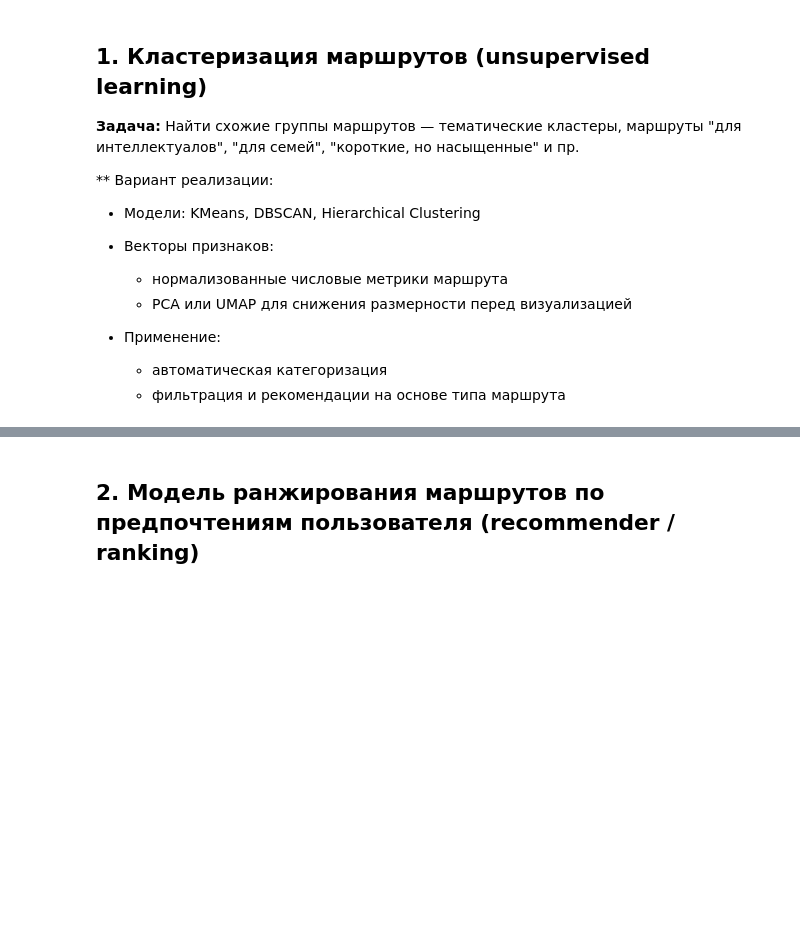
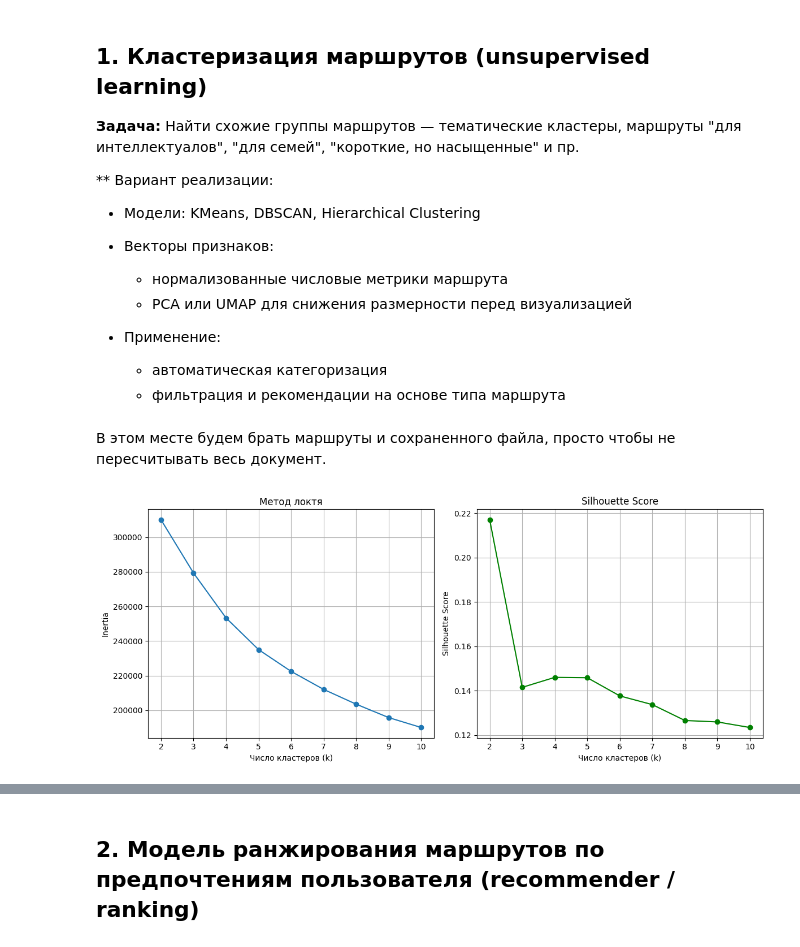
Before and after one commit to dmagog/Figaro, a Jupyter notebook: dz/04_extract_and_model/02 - GenerateRoute.ipynb, the cells around one changed output, grey strips where cells are left out. Drawn from its saved outputs; the diff is of its cells as text; code cells hidden in the pictures; blank space fills up the shorter version.

```diff
--- a/dz/04_extract_and_model/02 - GenerateRoute.ipynb
+++ b/dz/04_extract_and_model/02 - GenerateRoute.ipynb
@@ -1237,3 +1237,61 @@ Name: count, Length: 76, dtype: int64
 * Применение:
     * автоматическая категоризация
     * фильтрация и рекомендации на основе типа маршрута
+# %% [markdown]
+В этом месте будем брать маршруты и сохраненного файла, просто чтобы не пересчитывать весь документ.
+# %%
+import pandas as pd
+from sklearn.preprocessing import StandardScaler
+from sklearn.cluster import KMeans
+from sklearn.metrics import silhouette_score
+import matplotlib.pyplot as plt
+
+# Загрузка данных
+df = pd.read_csv('RouteRange.csv')#.set_index('Unnamed: 0', inplace=True)
+
+# Отбор признаков
+features = [
+    'IntellectScore', 'ComfortScore', 'AuthorBalance',
+    'Costs', 'Concerts', 'Genre', 'Halls', 'ShowTime',
+    'TransTime', 'WaitTime', 'FamilyConc'
+]
+df_cluster = df[features].dropna().copy()
+
+# Масштабирование
+scaler = StandardScaler()
+X_scaled = scaler.fit_transform(df_cluster)
+
+# Вычисление метрик для разных k
+inertias = []
+silhouette_scores = []
+k_range = range(2, 11)
+
+for k in k_range:
+    model = KMeans(n_clusters=k, random_state=42, n_init=10)
+    labels = model.fit_predict(X_scaled)
+    inertias.append(model.inertia_)
+    silhouette_scores.append(silhouette_score(X_scaled, labels))
+
+# Визуализация метрик
+plt.figure(figsize=(12, 5))
+
+# Метод локтя
+plt.subplot(1, 2, 1)
+plt.plot(k_range, inertias, marker='o')
+plt.title("Метод локтя")
+plt.xlabel("Число кластеров (k)")
+plt.ylabel("Inertia")
+plt.grid(True)
+
+# Silhouette Score
+plt.subplot(1, 2, 2)
+plt.plot(k_range, silhouette_scores, marker='o', color='green')
+plt.title("Silhouette Score")
+plt.xlabel("Число кластеров (k)")
+plt.ylabel("Silhouette Score")
+plt.grid(True)
+
+plt.tight_layout()
+plt.show()
+# %% [output]
+[figure, added]
```
Also changed, not shown: parts of 14 cells of this notebook, 3 other files.
